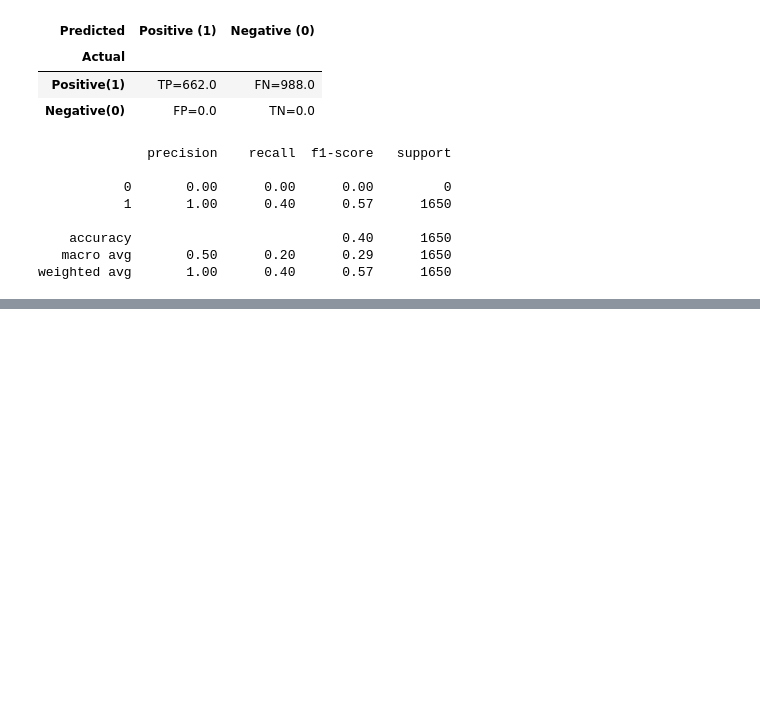
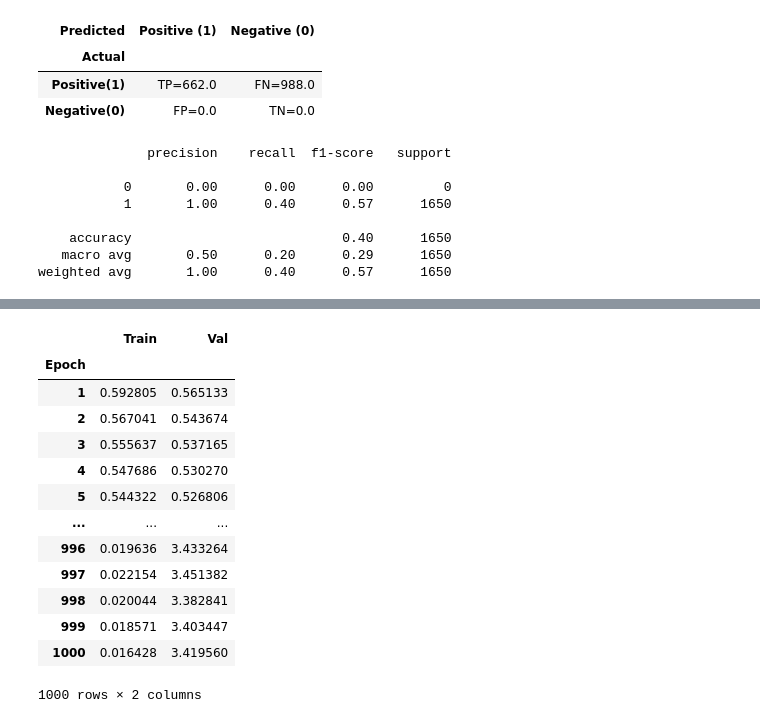
Before and after one commit to aaargyrou/Spotify-hit-predictor, a Jupyter notebook: Models/neural_network_model.ipynb, the cells around one changed output, grey strips where cells are left out. Cells and saved outputs as stored; diff of their text form; code cells hidden in the pictures; blank space fills up the shorter version.

```diff
--- a/Models/neural_network_model.ipynb
+++ b/Models/neural_network_model.ipynb
@@ -346,3 +379,20 @@ weighted avg       1.00      0.40      0.57      1650
+# %%
+loss_df
+# %% [output]
+|  | Train | Val |
+| Epoch |  |  |
+| 1 | 0.592805 | 0.565133 |
+| 2 | 0.567041 | 0.543674 |
+| 3 | 0.555637 | 0.537165 |
+| 4 | 0.547686 | 0.530270 |
+| 5 | 0.544322 | 0.526806 |
+| ... | ... | ... |
+| 996 | 0.019636 | 3.433264 |
+| 997 | 0.022154 | 3.451382 |
+| 998 | 0.020044 | 3.382841 |
+| 999 | 0.018571 | 3.403447 |
+| 1000 | 0.016428 | 3.419560 |
+1000 rows × 2 columns
 # %%
 from sklearn.neighbors import KNeighborsClassifier
 knn_model = KNeighborsClassifier()
```
Also changed, not shown: parts of 11 cells of this notebook, 3 other files.
